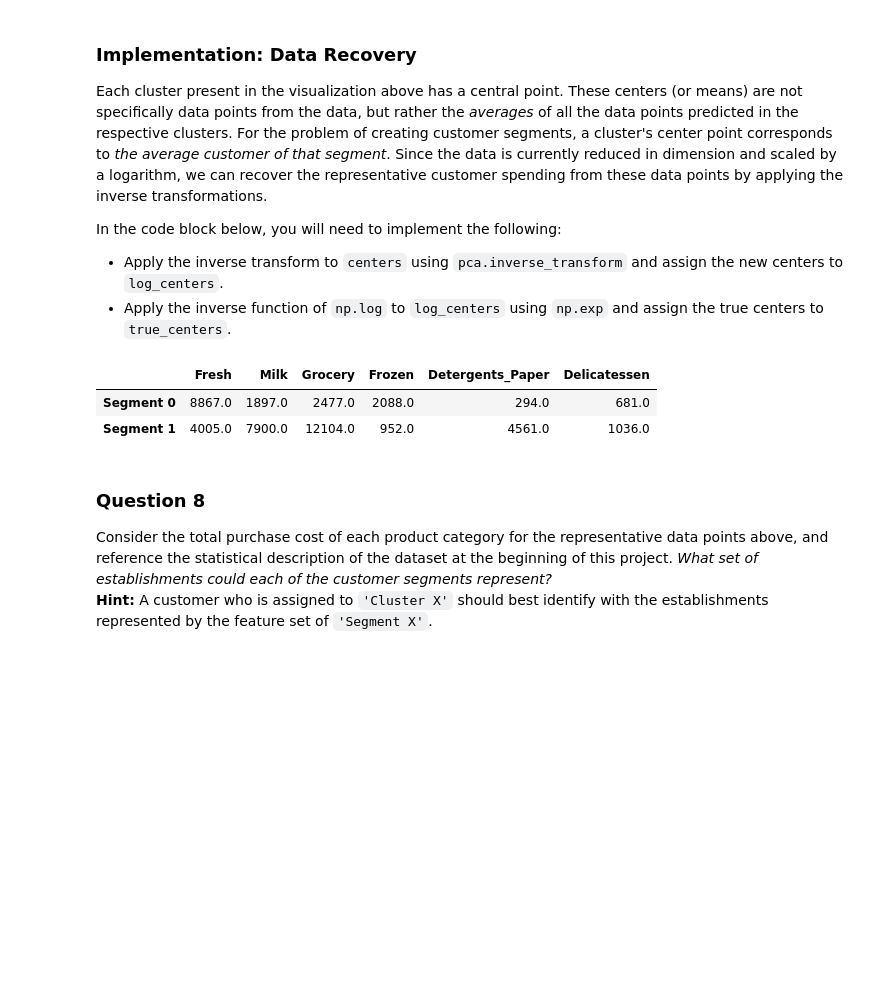
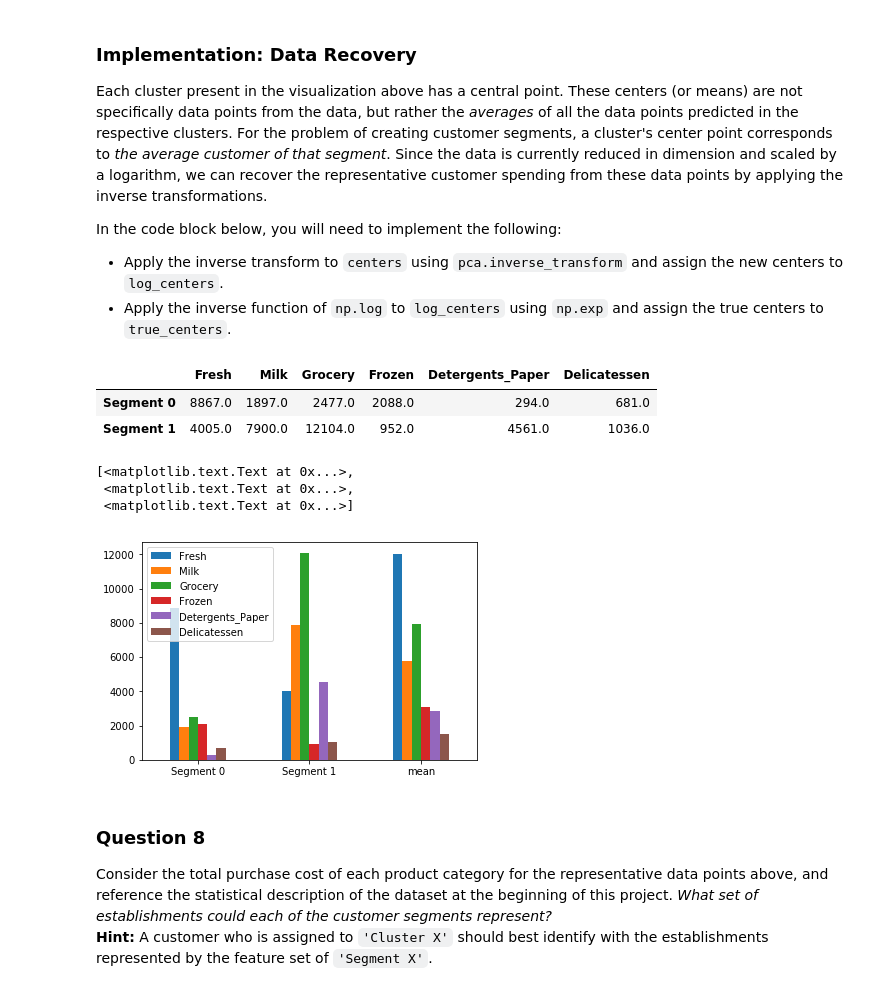
Before and after one commit to wengyao04/udacity_machinelearning_nanodegree, a Jupyter notebook: projects/customer_segments/customer_segments.ipynb, the cells around one changed output. Drawn from its saved outputs; the diff is of its cells as text; code cells hidden in the pictures; blank space fills up the shorter version.

```diff
--- a/projects/customer_segments/customer_segments.ipynb
+++ b/projects/customer_segments/customer_segments.ipynb
@@ -505,19 +505,30 @@ In the code block below, you will need to implement the following:
 # %%
 # TODO: Inverse transform the centers
 log_centers = pca.inverse_transform(centers)
 
 # TODO: Exponentiate the centers
 true_centers = np.exp(log_centers)
 
 # Display the true centers
 segments = ['Segment {}'.format(i) for i in range(0,len(centers))]
 true_centers = pd.DataFrame(np.round(true_centers), columns = data.keys())
 true_centers.index = segments
 display(true_centers)
+
+true_centers_mean_df = pd.DataFrame(np.vstack((np.round(true_centers), data.mean())), columns=data.keys())
+ax = true_centers_mean_df.plot(kind='bar')
+titles = segments
+titles.append('mean')
+ax.set_xticklabels(titles, rotation = 0)
+#print (segments)
 # %% [output]
 |  | Fresh | Milk | Grocery | Frozen | Detergents_Paper | Delicatessen |
 | Segment 0 | 8867.0 | 1897.0 | 2477.0 | 2088.0 | 294.0 | 681.0 |
 | Segment 1 | 4005.0 | 7900.0 | 12104.0 | 952.0 | 4561.0 | 1036.0 |
+[<matplotlib.text.Text at 0x...>,
+ <matplotlib.text.Text at 0x...>,
+ <matplotlib.text.Text at 0x...>]
+[figure, added]
 # %% [markdown]
 ### Question 8
 Consider the total purchase cost of each product category for the representative data points above, and reference the statistical description of the dataset at the beginning of this project. *What set of establishments could each of the customer segments represent?*
```
Also changed, not shown: parts of 2 cells of this notebook.
